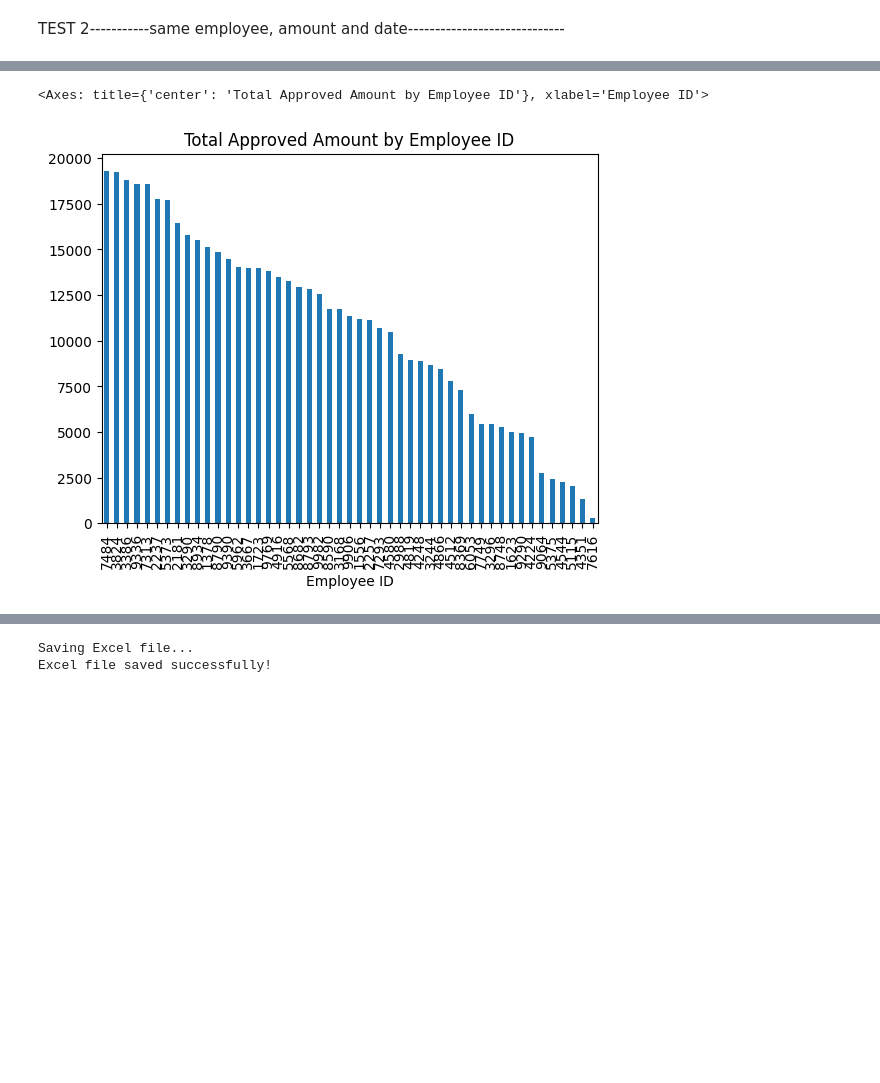
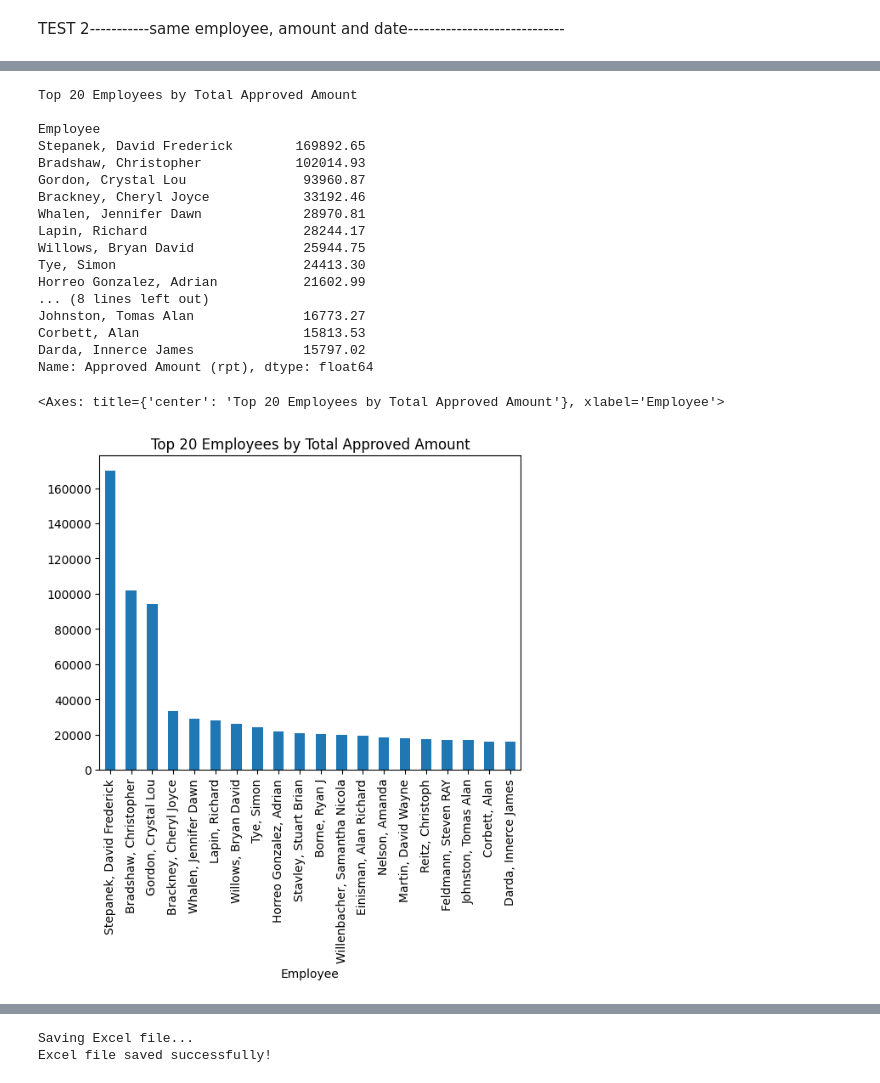
Before and after one commit to alexsears/expenses, a Jupyter notebook: expenses.ipynb, the cells around one changed output, grey strips where cells are left out. Saved outputs shown, nothing was run; the diff lists cells and outputs as text; code cells hidden in the pictures; blank space fills up the shorter version.

```diff
--- a/expenses.ipynb
+++ b/expenses.ipynb
@@ -13,29 +13,34 @@ import time
 # Ask user to select a file
 root = tk.Tk()
 root.withdraw()
-print("Select a CSV file to load into a Pandas DataFrame")
+print("Select a  file to load for analysis")
 
 # Open file dialog box and allow user to select a file
 file_path = filedialog.askopenfilename()
 
 
-# Load selected file into Pandas DataFrame
-df = pd.read_csv(file_path)
+# Load selected excel file into Pandas DataFrame
+df = pd.read_excel(file_path)
+# print column names
+print(df.columns)
 
 # only keep columns we need
-df = df[['Expense Type','Employee','Employee ID','Report Name','Transaction Date','Claimed Amount','Vendor','Approved Amount (rpt)' ]]
+#df = df[['Expense Type','Employee','Employee ID','Report Name','Transaction Date','Claimed Amount','Vendor','Approved Amount (rpt)' ]]
 
 # Convert the columns to formats we need
 df['Transaction Date'] = pd.to_datetime(df['Transaction Date'])
 df['Claimed Amount'] = pd.to_numeric(df['Claimed Amount'])
 df['Approved Amount (rpt)'] = pd.to_numeric(df['Approved Amount (rpt)'])
+# sent for payment date
+df['Sent for Payment Date'] = pd.to_datetime(df['Sent for Payment Date'])
+
 
 
 # print total number of rows and columns
 print("Total number of rows:", len(df))
 print("Total number of columns:", len(df.columns))
 #print a table of columns and data types
-print(df.dtypes)
+#print(df.dtypes)
 
 # Filter data for transactions over 1000 and sort by employee ID
 filtered_df = df[df['Approved Amount (rpt)'] > 1].sort_values(by=['Employee ID'])
@@ -46,7 +51,7 @@ filtered_df = df[df['Approved Amount (rpt)'] > 1].sort_values(by=['Employee ID']
 filtered_df = filtered_df.sort_values(by=['Employee ID'])
 
 #print the first 50 rows employee id, transaction date, approved amount, and vendor
-print(filtered_df[['Employee ID','Transaction Date','Approved Amount (rpt)','Vendor']].head(50))
+#print(filtered_df[['Employee ID','Transaction Date','Approved Amount (rpt)','Vendor']].head(50))
 
 #choose the first 10000 rows
 #filtered_df = filtered_df.head(10000)
@@ -236,9 +234,37 @@ First 50 rows of the grouped data same employee and amount
 # %%
 import matplotlib.pyplot as plt
 
-#plot the data by employee id and approved amount sort by total approved amount with title
-grouped_df3.groupby(['Employee ID'])['Approved Amount (rpt)'].sum().sort_values(ascending=False).plot(kind='bar', title='Total Approved Amount by Employee ID')
+# print title and a blank line
+print("Top 20 Employees by Total Approved Amount")
+print()
+
+
+# print the top 20 employees by total approved amount
+top_20_employees = filtered_df.groupby(['Employee'])['Approved Amount (rpt)'].sum().sort_values(ascending=False).head(20)
+print(top_20_employees)
+
+
+
+#plot the data by employee id and approved amount sort by total approved amount with title, top 50 employees
+filtered_df.groupby(['Employee'])['Approved Amount (rpt)'].sum().sort_values(ascending=False).head(20).plot(kind='bar', title='Top 20 Employees by Total Approved Amount')
 # %% [output]
-<Axes: title={'center': 'Total Approved Amount by Employee ID'}, xlabel='Employee ID'>
+Top 20 Employees by Total Approved Amount
+
+Employee
+Stepanek, David Frederick        169892.65
+Bradshaw, Christopher            102014.93
+Gordon, Crystal Lou               93960.87
+Brackney, Cheryl Joyce            33192.46
+Whalen, Jennifer Dawn             28970.81
+Lapin, Richard                    28244.17
+Willows, Bryan David              25944.75
+Tye, Simon                        24413.30
+Horreo Gonzalez, Adrian           21602.99
+... (8 lines left out)
+Johnston, Tomas Alan              16773.27
+Corbett, Alan                     15813.53
+Darda, Innerce James              15797.02
+Name: Approved Amount (rpt), dtype: float64
+<Axes: title={'center': 'Top 20 Employees by Total Approved Amount'}, xlabel='Employee'>
-[figure, old version]
+[figure, new version]
 # %%
```
Also changed, not shown: parts of 24 cells of this notebook, 10 other files.
